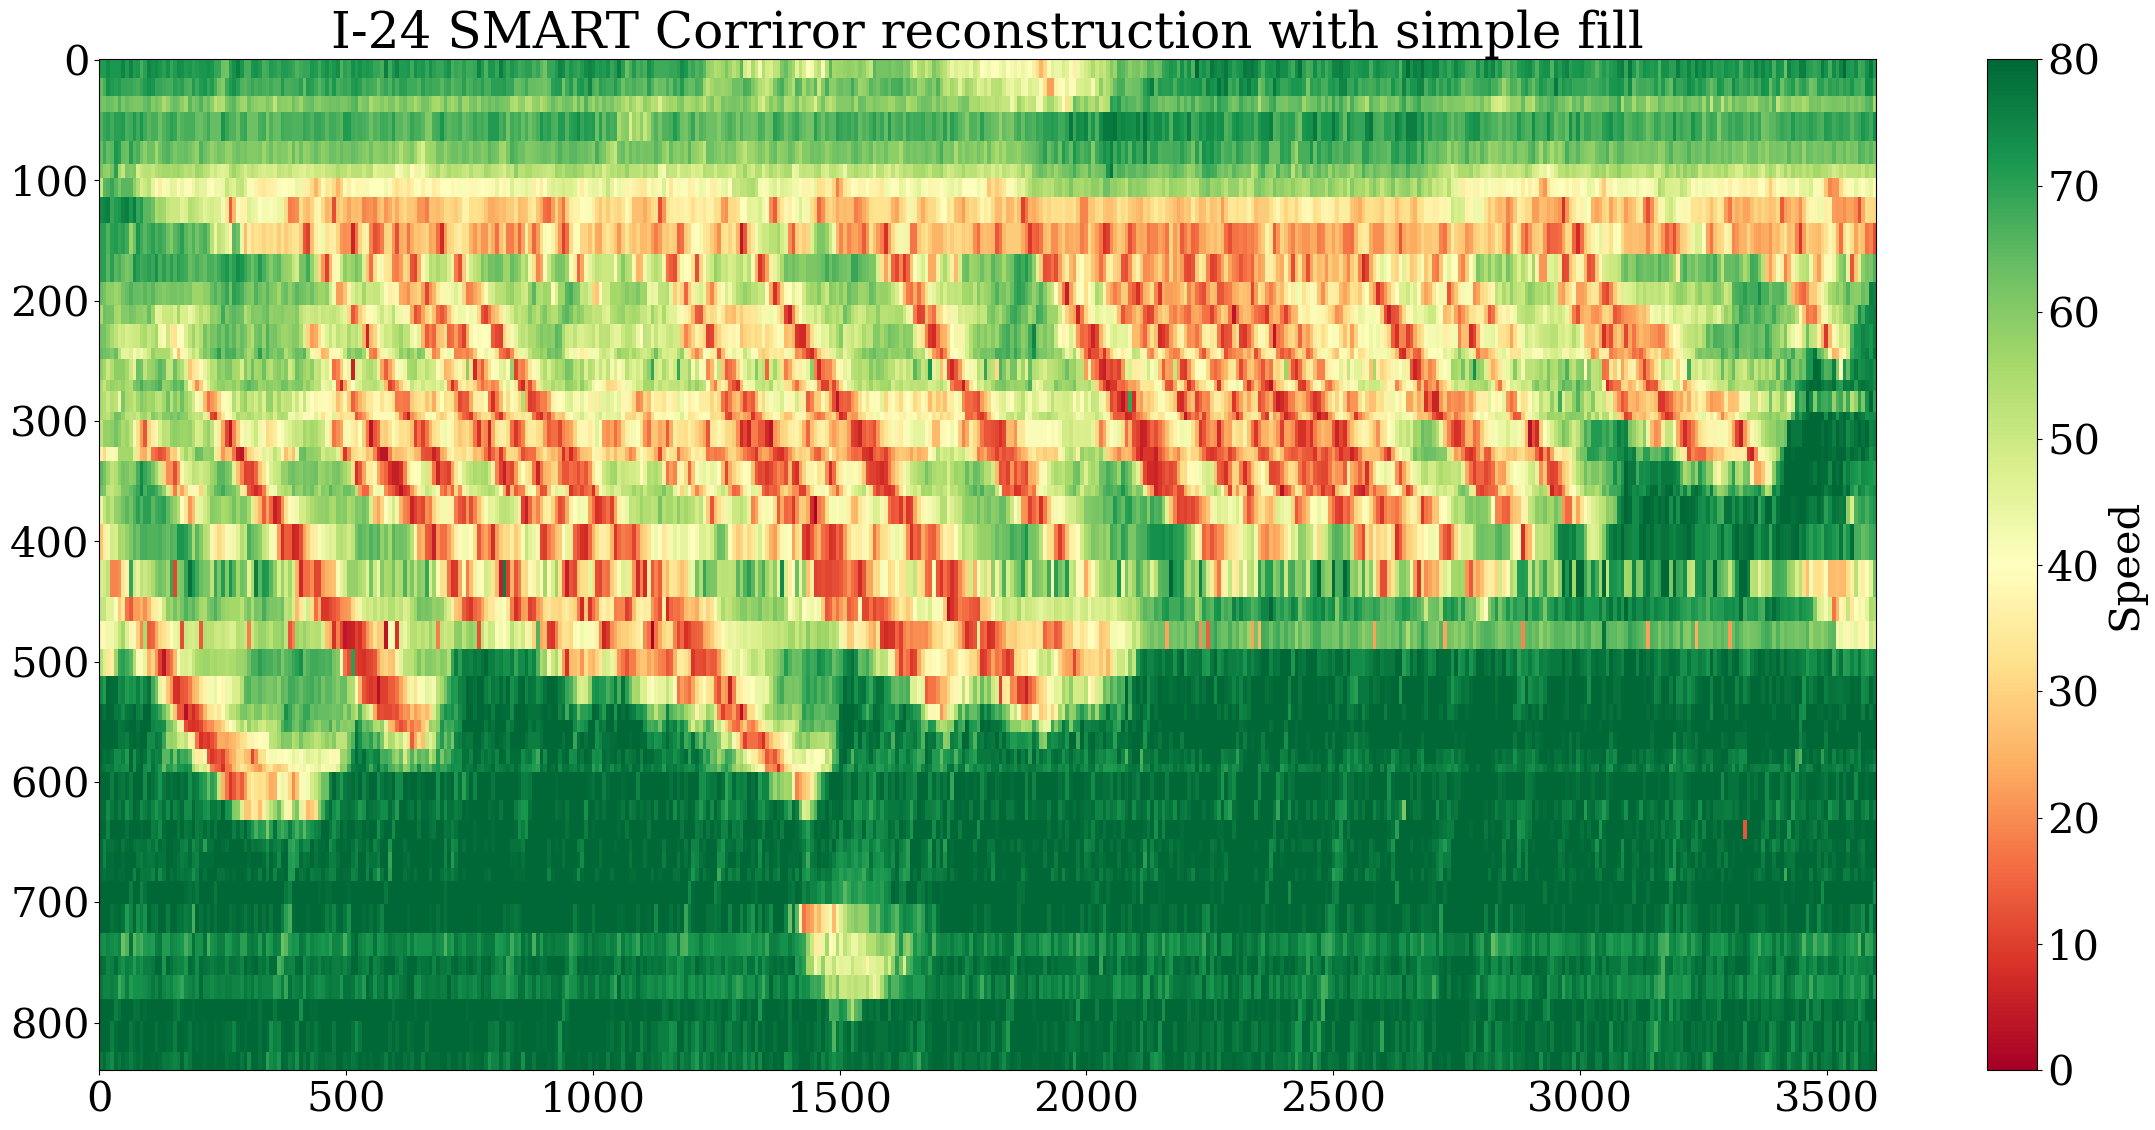
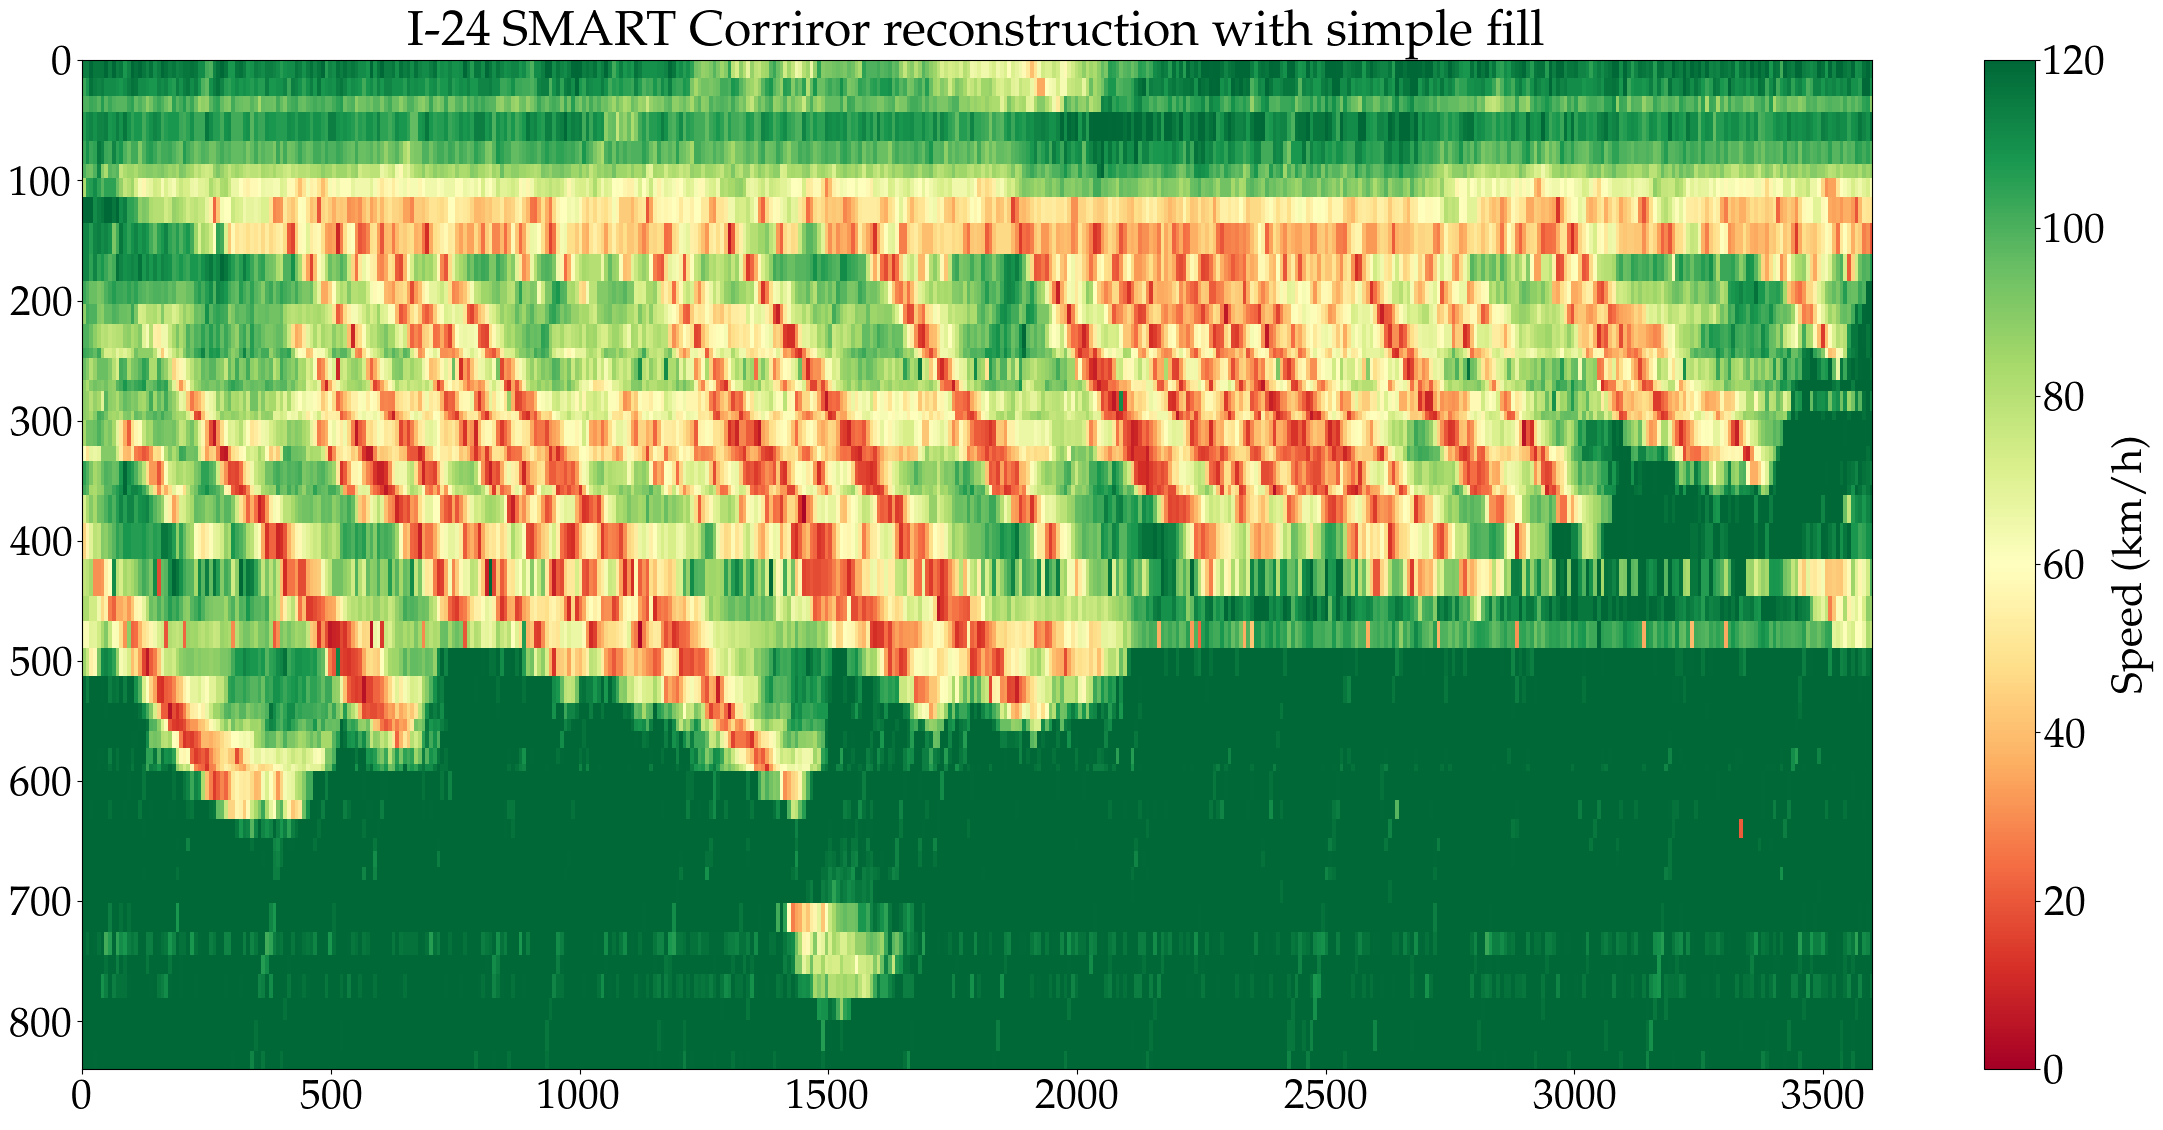
Code edit (unified diff) that turned the first committed figure into the second:
--- before
+++ after
@@ -1,6 +1,7 @@
 plt.figure(figsize=(24, 12))
 plt.rcParams.update({'font.size': 30, 'font.family': 'serif'})
-plt.imshow(rds_filled, cmap='RdYlGn', interpolation='nearest', origin='lower',vmin=0, vmax=80, aspect='auto')
-plt.colorbar(label='Speed')
+plt.imshow(MILE_TO_KM * rds_filled, cmap='RdYlGn', interpolation='nearest', origin='lower',
+           vmin=0, vmax=120, aspect='auto')
+plt.colorbar(label='Speed (km/h)')
 plt.title('I-24 SMART Corriror reconstruction with simple fill')
 plt.tight_layout()

Commit: Update